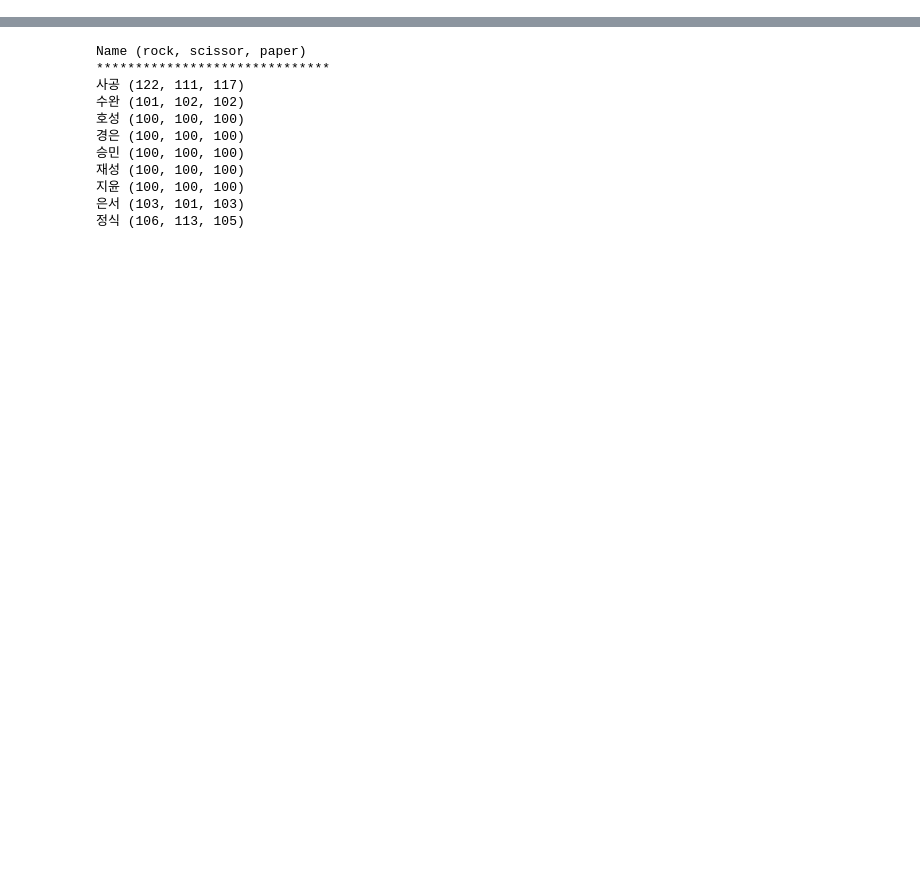
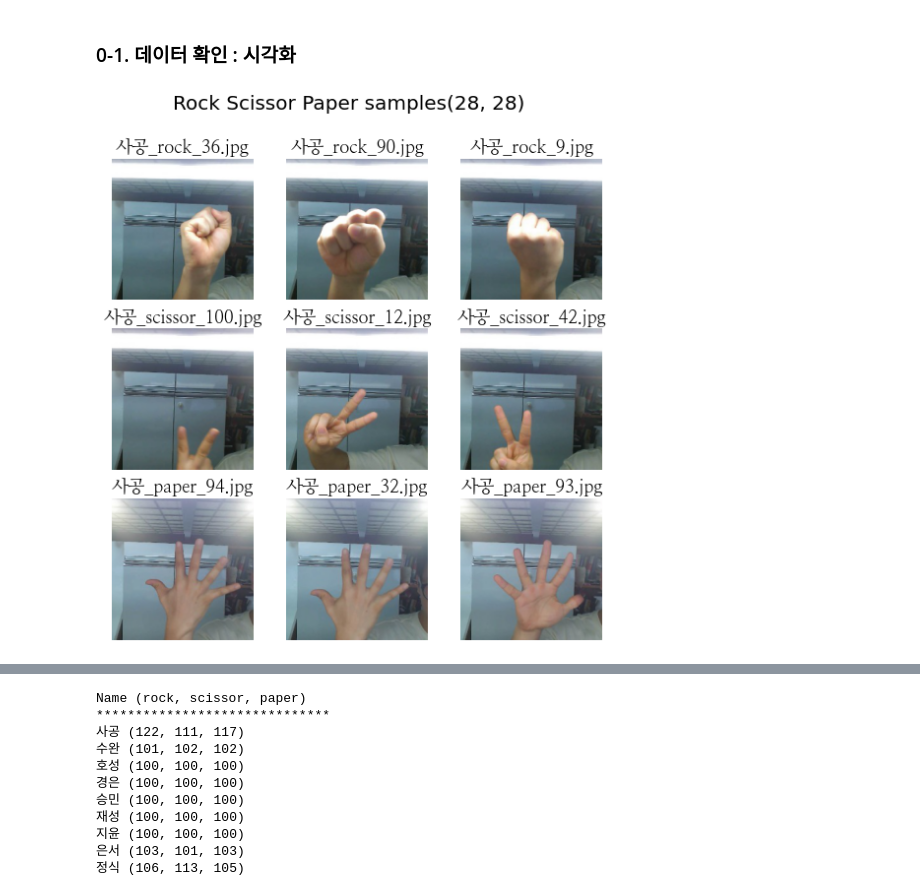
Before and after one commit to gjustin40/AIFFEL-Project, a Jupyter notebook: Node-Project1-Rock_Scissor_Paper.ipynb, the cells around one changed output, grey strips where cells are left out. Drawn from its saved outputs; the diff is of its cells as text; code cells hidden in the pictures; blank space fills up the shorter version.

```diff
--- a/Node-Project1-Rock_Scissor_Paper.ipynb
+++ b/Node-Project1-Rock_Scissor_Paper.ipynb
@@ -25,0 +77,29 @@ fontprop = fm.FontProperties(fname=pont_path, size=18)
+# %% [markdown]
+### 0-1. 데이터 확인 : 시각화
+# %%
+def get_image_sample(name, cls, sample=3):
+    image_dir = os.path.join(base_dir, name, cls)
+    image_list = glob.glob(image_dir + '/*.jpg')
+
+    samples = random.sample(image_list, sample)
+
+    return samples
+
+rock_samples = get_image_sample('사공', 'rock')
+scissor_samples = get_image_sample('사공', 'scissor')
+paper_samples = get_image_sample('사공', 'paper')
+
+sample_list = rock_samples + scissor_samples + paper_samples
+
+plt.figure(figsize=(9,9))
+plt.suptitle(F'Rock Scissor Paper samples{TARGET_SIZE}', fontsize=20)
+for i, image_path in enumerate(sample_list):
+    image = Image.open(image_path)
+    filename = image_path.split('/')[-1]
+
+    plt.subplot(3, 3, i+1)
+    plt.imshow(image)
+    plt.title(filename, fontproperties=fontprop)
+    plt.axis('off')
+# %% [output]
+[figure, added]
```
Also changed, not shown: parts of 73 cells of this notebook.
